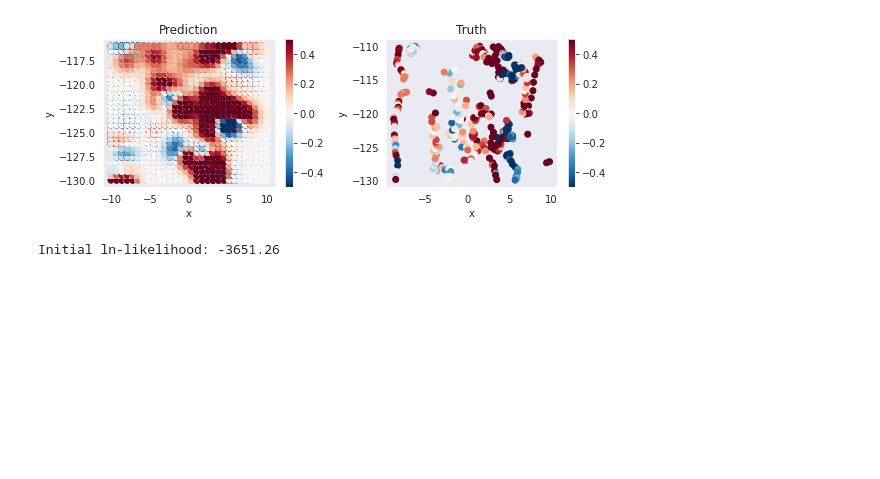
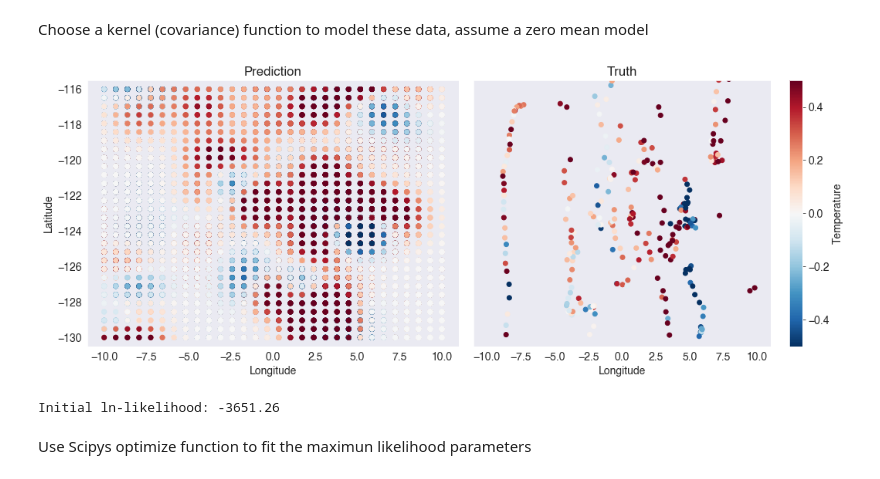
Before and after one commit to oceanhackweek/ohw20-proj-argo-mapping, a Jupyter notebook: Combined_notebook_jones.ipynb, the cells around one changed output. Saved outputs shown, nothing was run; the diff lists cells and outputs as text; code cells hidden in the pictures; blank space fills up the shorter version.

```diff
--- a/Combined_notebook_jones.ipynb
+++ b/Combined_notebook_jones.ipynb
@@ -139,11 +113,13 @@ def find_mean_state(lat, lon, time, data, nharmonics=2):
     """
     return lsq_linear(build_basis(lat, lon, time, nharmonics), data)
 # %%
+# Fit the mean
+
 mean_state_fit = find_mean_state(
     selected_vars.LATITUDE,
     selected_vars.LONGITUDE,
     selected_vars.TIME.dt.dayofyear,
     selected_vars.TEMP.data.flatten(),
 )
-check_data = np.matmul(build_basis(selected_vars.LATITUDE, selected_vars.LONGITUDE, 40, 2), mean_state_fit.x)
-plt.scatter(selected_vars.LATITUDE, selected_vars.LONGITUDE,c=check_data)
+
+mean_state = np.matmul(build_basis(selected_vars.LATITUDE, selected_vars.LONGITUDE, 40, 2), mean_state_fit.x)
@@ -159,0 +126,4 @@ plt.colorbar(cs)
+# %%
+# Get the anomaly
+
+Anomaly = selected_vars.TEMP.squeeze() - mean_state
@@ -163,4 +158,6 @@ import pandas as pd
 Input_coordinates=xr.concat((selected_vars.LATITUDE,selected_vars.LONGITUDE,selected_vars.TIME.dt.dayofyear),pd.Index(['lon','lat','time'], name="coordinate")).T
 # %%
 import george as grg
+# %% [markdown]
+Choose a kernel (covariance) function to model these data, assume a zero mean model
 # %%
@@ -188,30 +195,31 @@ pred_argo, pred_var_argo = gp_argo.predict(Anomaly, test_pts_argo, return_var=Tr
 pred_argo = xr.DataArray(pred_argo,  dims={"test_pt_num"})
 pred_var_argo = xr.DataArray(pred_var_argo,  dims={"test_pt_num"})
 # %%
-plt.figure(figsize=(8,3))
-plt.subplot(121)
+fig,ax=plt.subplots(1,2,figsize=(15,6),sharex=True,sharey=True)
 
-plt.scatter(test_pts_argo.sel(coordinate='lon'),
+
+cs=ax[0].scatter(test_pts_argo.sel(coordinate='lon'),
             test_pts_argo.sel(coordinate='lat'),
             c=pred_argo, vmin=-.5, vmax=.5, cmap='RdBu_r')
-plt.xlabel('x')
-plt.ylabel('y')
-plt.colorbar()
-plt.title('Prediction')
+ax[0].set_xlabel('Longitude')
+ax[0].set_ylabel('Latitude')
+#plt.colorbar(cs,ax=ax[0])
+ax[0].set_title('Prediction')
 
-plt.subplot(122)
+ax[0].set_ylim(-130.5,-115.5)
+
 x_sel = Input_coordinates
-
 y_sel = Anomaly
 
-plt.scatter(x_sel.sel(coordinate='lon'), x_sel.sel(coordinate='lat'),
+cs2=ax[1].scatter(x_sel.sel(coordinate='lon'), x_sel.sel(coordinate='lat'),
             c=y_sel, vmin=-.5, vmax=.5, cmap='RdBu_r')
-plt.xlabel('x')
-plt.ylabel('y')
-plt.colorbar()
-plt.title('Truth')
+ax[1].set_xlabel('Longitude')
+
+cbar=plt.colorbar(cs2,ax=ax[1])
+cbar.set_label('Temperature')
+ax[1].set_title('Truth')
 
 plt.tight_layout()
 # %% [output]
-[figure, old version]
+[figure, new version]
 # %%
@@ -218,6 +228,8 @@ plt.tight_layout()
 print("Initial ln-likelihood: {0:.2f}".format(gp_argo.log_likelihood(Anomaly)))
 # %% [output]
 Initial ln-likelihood: -3651.26
+# %% [markdown]
+Use Scipys optimize function to fit the maximun likelihood parameters
 # %%
 from scipy.optimize import minimize
 
```
Also changed, not shown: parts of 32 cells of this notebook.
